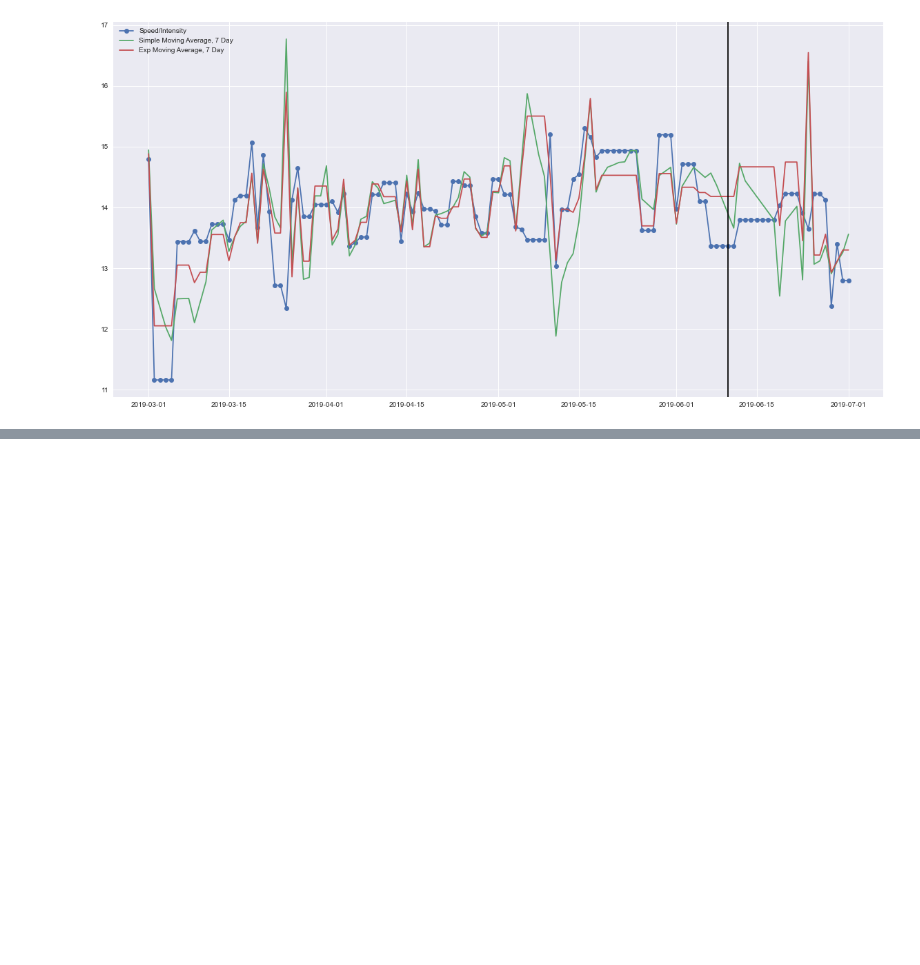
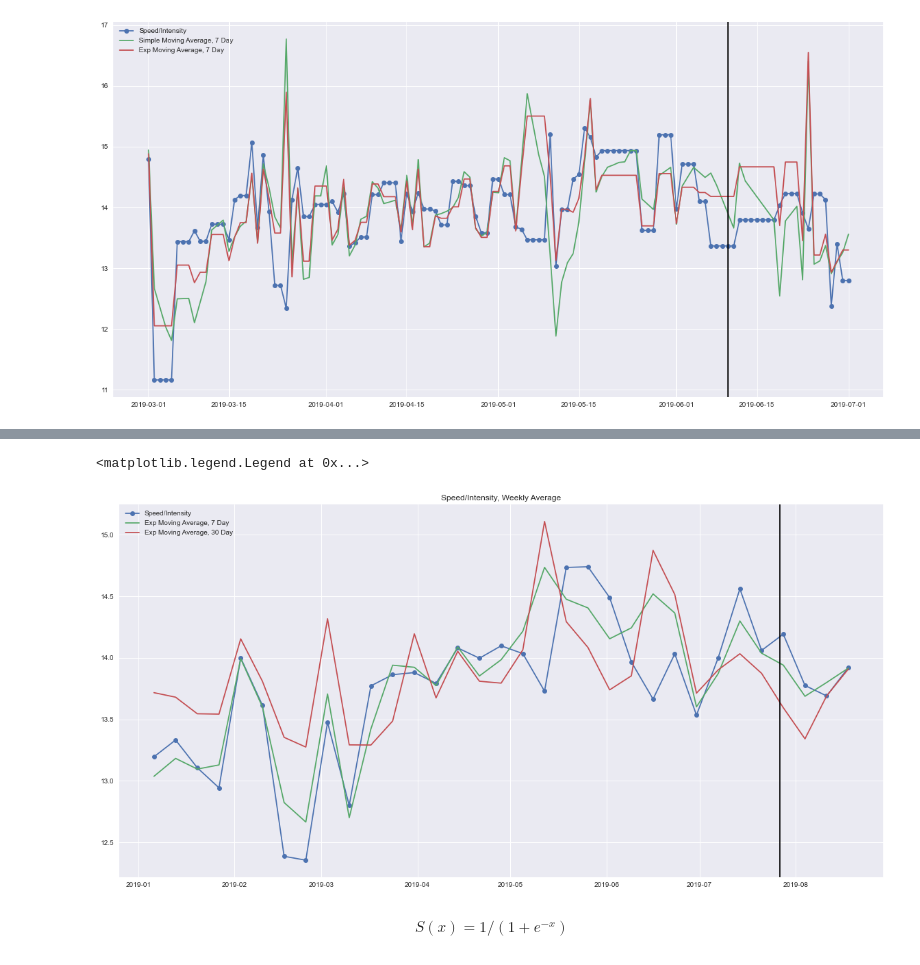
Before and after one commit to keithkruelskie/athlete_prediction, a Jupyter notebook: advanced_forecasting.ipynb, the cells around one changed output, grey strips where cells are left out. Drawn from its saved outputs; the diff is of its cells as text; code cells hidden in the pictures; blank space fills up the shorter version.

```diff
--- a/advanced_forecasting.ipynb
+++ b/advanced_forecasting.ipynb
@@ -250,0 +259,13 @@ AttributeError: type object 'SARIMAX' has no attribute 'plot_acf'
+# %%
+plt.figure(figsize = (20, 10))
+plt.plot(sr_weekly['spd_padded']/sr_weekly['intensity_padded'], '-o', label='Speed/Intensity')
+plt.plot(sr_weekly['spd_EMA_7']/sr_weekly['intensity_padded'], label='Exp Moving Average, 7 Day')
+plt.plot(sr_weekly['spd_EMA_30']/sr_weekly['intensity_padded'], label='Exp Moving Average, 30 Day')
+plt.axvline(dt.datetime(2019, 7, 27), color = 'black')
+plt.title('Speed/Intensity, Weekly Average')
+plt.legend()
+# %% [output]
+<matplotlib.legend.Legend at 0x...>
+[figure, added]
+# %% [markdown]
+$$ S(x) = 1/({1+e^{-x}}) $$
```
Also changed, not shown: parts of 29 cells of this notebook.
